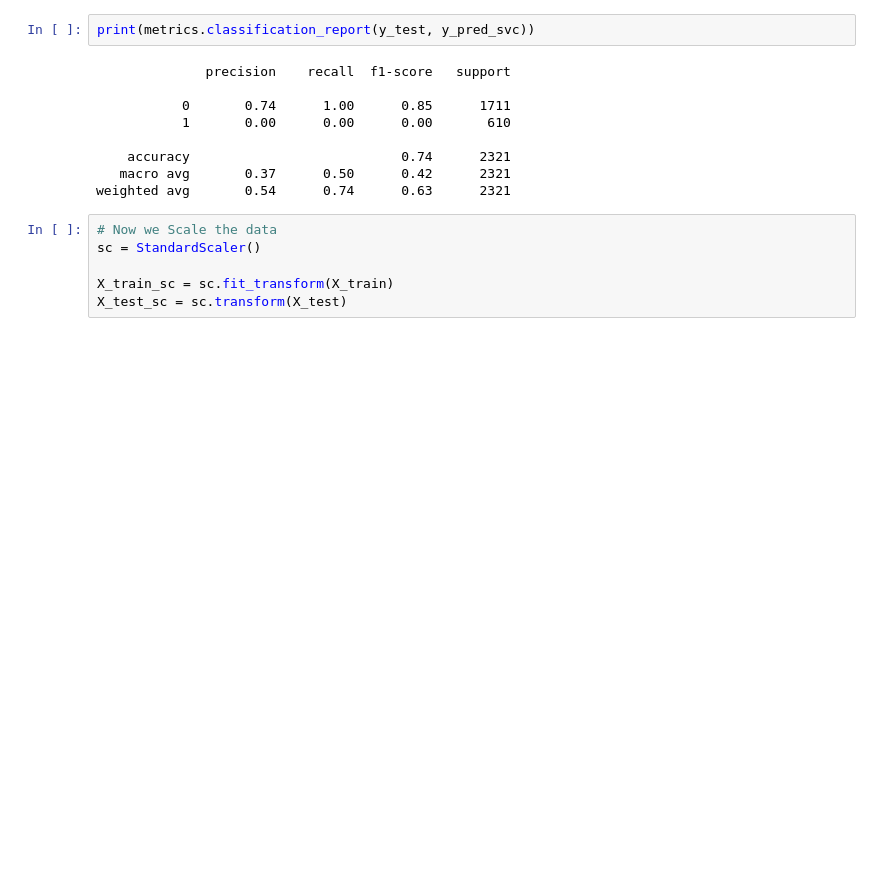
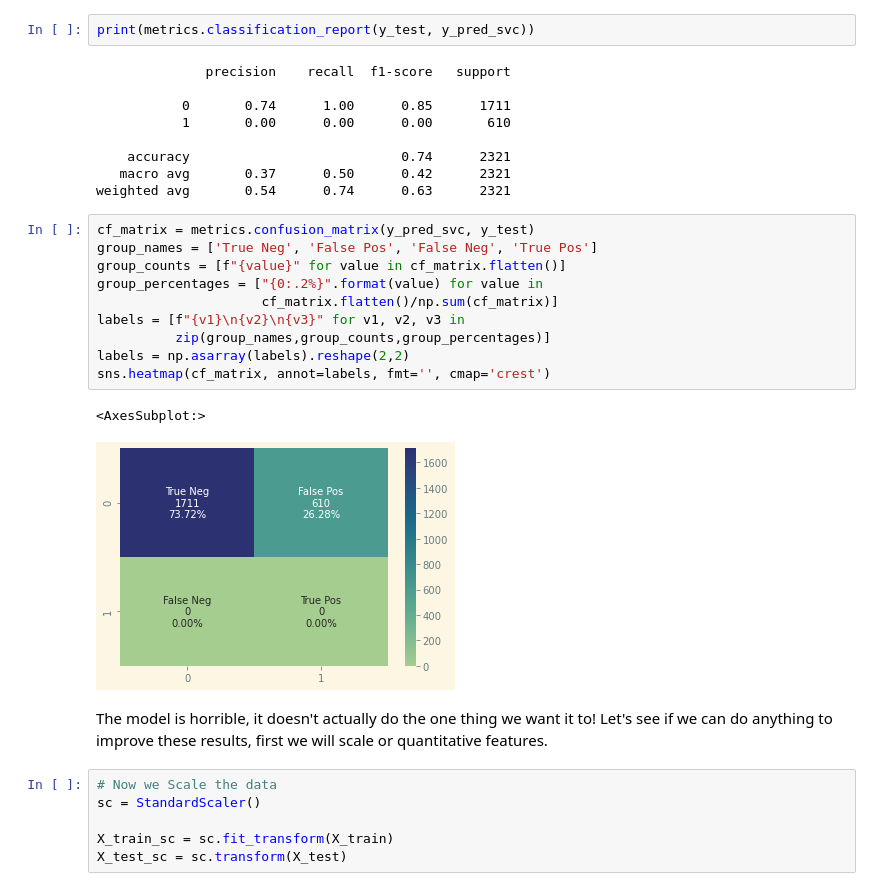
Before and after one commit to et-mill/CSC-495---Telecom-Customer-Churn, a Jupyter notebook: Models/SVM.ipynb, the cells around one changed output. Drawn from its saved outputs; the diff is of its cells as text; blank space fills up the shorter version.

```diff
--- a/Models/SVM.ipynb
+++ b/Models/SVM.ipynb
@@ -41,6 +48,22 @@ print(metrics.classification_report(y_test, y_pred_svc))
     accuracy                           0.74      2321
    macro avg       0.37      0.50      0.42      2321
 weighted avg       0.54      0.74      0.63      2321
+# %%
+cf_matrix = metrics.confusion_matrix(y_pred_svc, y_test)
+group_names = ['True Neg', 'False Pos', 'False Neg', 'True Pos']
+group_counts = [f"{value}" for value in cf_matrix.flatten()]
+group_percentages = ["{0:.2%}".format(value) for value in
+                     cf_matrix.flatten()/np.sum(cf_matrix)]
+labels = [f"{v1}\n{v2}\n{v3}" for v1, v2, v3 in
+          zip(group_names,group_counts,group_percentages)]
+labels = np.asarray(labels).reshape(2,2)
+sns.heatmap(cf_matrix, annot=labels, fmt='', cmap='crest')
+# %% [output]
+<AxesSubplot:>
+[figure, added]
+# %% [markdown]
+The model is horrible, it doesn't actually do the one thing we want it to!
+Let's see if we can do anything to improve these results, first we will scale or quantitative features.
 # %%
 # Now we Scale the data
 sc = StandardScaler()
```
Also changed, not shown: parts of 9 cells of this notebook, 5 other files.
